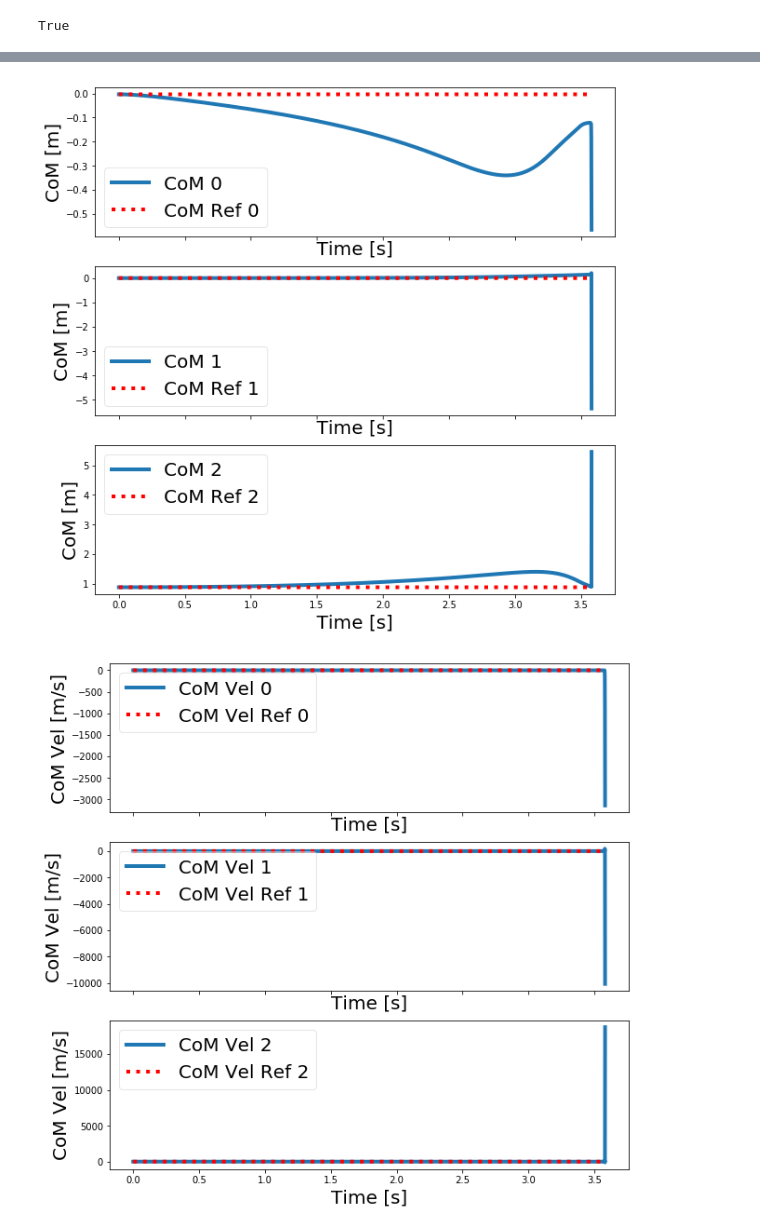
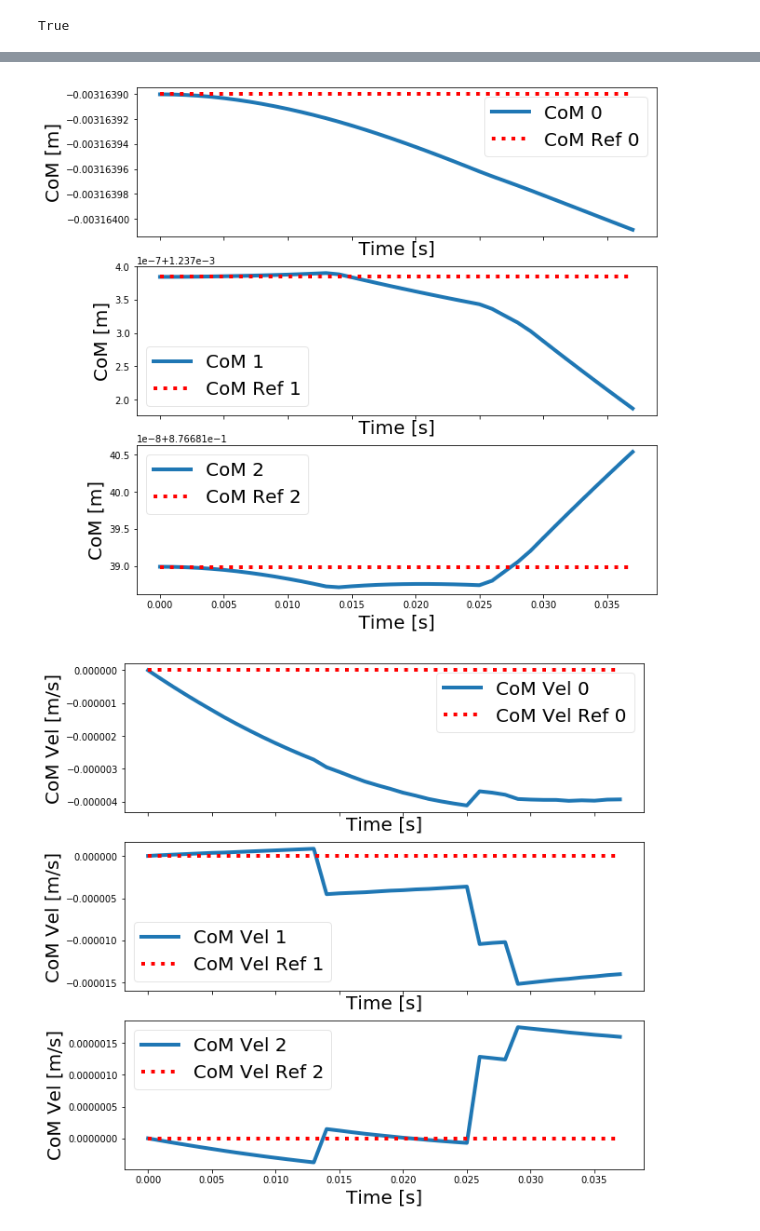
Before and after one commit to stack-of-tasks/tsid, a Jupyter notebook: exercizes/notebooks/TSID_ex1.ipynb, the cells around one changed output, grey strips where cells are left out. Drawn from its saved outputs; the diff is of its cells as text; code cells hidden in the pictures.

```diff
--- a/exercizes/notebooks/TSID_ex1.ipynb
+++ b/exercizes/notebooks/TSID_ex1.ipynb
@@ -51,7 +55,7 @@ robot = tsid.RobotWrapper(urdf, vector, se3.JointModelFreeFlyer(), False)
 srdf = path + '/talos_data/srdf/talos.srdf'
 # %%
 # for gepetto viewer
-robot_display = se3.RobotWrapper.BuildFromURDF(urdf, [path, ], se3.JointModelFreeFlyer())
+robot_display = pin.RobotWrapper.BuildFromURDF(urdf, [path, ], pin.JointModelFreeFlyer())
 l = commands.getstatusoutput("ps aux |grep 'gepetto-gui'|grep -v 'grep'|wc -l")
 if int(l[1]) == 0:
     os.system('gepetto-gui &')
@@ -64,9 +68,11 @@ robot_display.initDisplay(loadModel=True)
 #help(robot.model().referenceConfigurations)
 # %%
 model = robot.model()
-se3.loadReferenceConfigurations(model, srdf, False)
+pin.loadReferenceConfigurations(model, srdf, False)
 q = model.referenceConfigurations['half_sitting']
 v = np.matrix(np.zeros(robot.nv)).T
+
+#print q[:6]
 # %%
 robot_display.displayCollisions(False)
 robot_display.displayVisuals(True)
@@ -124,0 +195,19 @@ trajCom = tsid.TrajectoryEuclidianConstant("traj_com", com_ref)
+# %%
+data_model = model.createData()
+pin.forwardKinematics(model, data_model, q)
+pin.centerOfMass(model, data_model, q)
+
+com_ref = data_model.com[0]
+#for i in data_model.com:
+#    print i
+
+#print com_ref
+trajCom = tsid.TrajectoryEuclidianConstant("traj_com", com_ref)
+
+q_ref = q[7:]
+#print len(q_ref)
+trajPosture = tsid.TrajectoryEuclidianConstant("traj_joint", q_ref)
+
+waist_ref = q[:6]
+#print waist_ref
+trajWaist = tsid.TrajectoryEuclidianConstant("traj_waist", waist_ref)
@@ -125,10 +218,4 @@ trajCom = tsid.TrajectoryEuclidianConstant("traj_com", com_ref)
 # %%
-q_ref = q[7:]
-trajPosture = tsid.TrajectoryEuclidianConstant("traj_joint", q_ref)
-
-solver = tsid.SolverHQuadProgFast("qp solver")
-solver.resize(invdyn.nVar, invdyn.nEq, invdyn.nIn)
-
 com_pos = matlib.empty((3, N_SIMULATION))*nan
 com_vel = matlib.empty((3, N_SIMULATION))*nan
 com_acc = matlib.empty((3, N_SIMULATION))*nan
@@ -140,11 +227,20 @@ com_acc_des = matlib.empty((3, N_SIMULATION))*nan # acc_des = acc_ref - Kp*pos_e
 
 for i in range(0, N_SIMULATION):
     time_start = tmp.time()
+    #print "contactLF acc: " + str(contactLFTask.getDesiredAcceleration)
 
     sampleCom = trajCom.computeNext()
     comTask.setReference(sampleCom)
+    #print "com acc: " + str(comTask.getDesiredAcceleration)
+    #print i
     samplePosture = trajPosture.computeNext()
+    #print samplePosture.pos()
     postureTask.setReference(samplePosture)
+    #print "post acc: " + str(postureTask.getDesiredAcceleration)
+    sampleWaist = trajWaist.computeNext()
+    #print sampleWaist.pos()
+    waistTask.setReference(sampleWaist)
+    #print "waist acc: " + str(waistTask.getDesiredAcceleration)
 
     HQPData = invdyn.computeProblemData(t, q, v)
     # if i == 0: HQPData.print_all()
@@ -180,8 +276,9 @@ for i in range(0, N_SIMULATION):
 
     v_mean = v + 0.5*dt*dv
     v += dt*dv
-    q = se3.integrate(model, q, dt*v_mean)
+    q = pin.integrate(model, q, dt*v_mean)
     t += dt
+    #print "dv : " + str(dv)
 
     if i%DISPLAY_N == 0: robot_display.display(q)
 
@@ -209,20 +295,20 @@ QP problem could not be solved! Error code: 1
 # PLOT STUFF
 time = np.arange(0.0, N_SIMULATION*dt, dt)
 # %%
-(f, ax) = plut.create_empty_figure(3,1)
+(f, ax) = plut.create_empty_figure(3, 1, figsize=(10,10))
 for i in range(3):
     ax[i].plot(time, com_pos[i,:].A1, label='CoM '+str(i))
     ax[i].plot(time, com_pos_ref[i,:].A1, 'r:', label='CoM Ref '+str(i))
     ax[i].set_xlabel('Time [s]')
     ax[i].set_ylabel('CoM [m]')
     leg = ax[i].legend()
     leg.get_frame().set_alpha(0.5)
 
 plt.show()
 # %% [output]
-[figure, old version]
+[figure, new version]
 # %%
-(f, ax) = plut.create_empty_figure(3,1)
+(f, ax) = plut.create_empty_figure(3, 1, figsize=(10,10))
 for i in range(3):
     ax[i].plot(time, com_vel[i,:].A1, label='CoM Vel '+str(i))
     ax[i].plot(time, com_vel_ref[i,:].A1, 'r:', label='CoM Vel Ref '+str(i))
@@ -233,6 +319,6 @@ for i in range(3):
 
 plt.show()
 # %% [output]
-[figure, old version]
+[figure, new version]
 # %%
 
```
Also changed, not shown: parts of 19 cells of this notebook, 3 other files.
